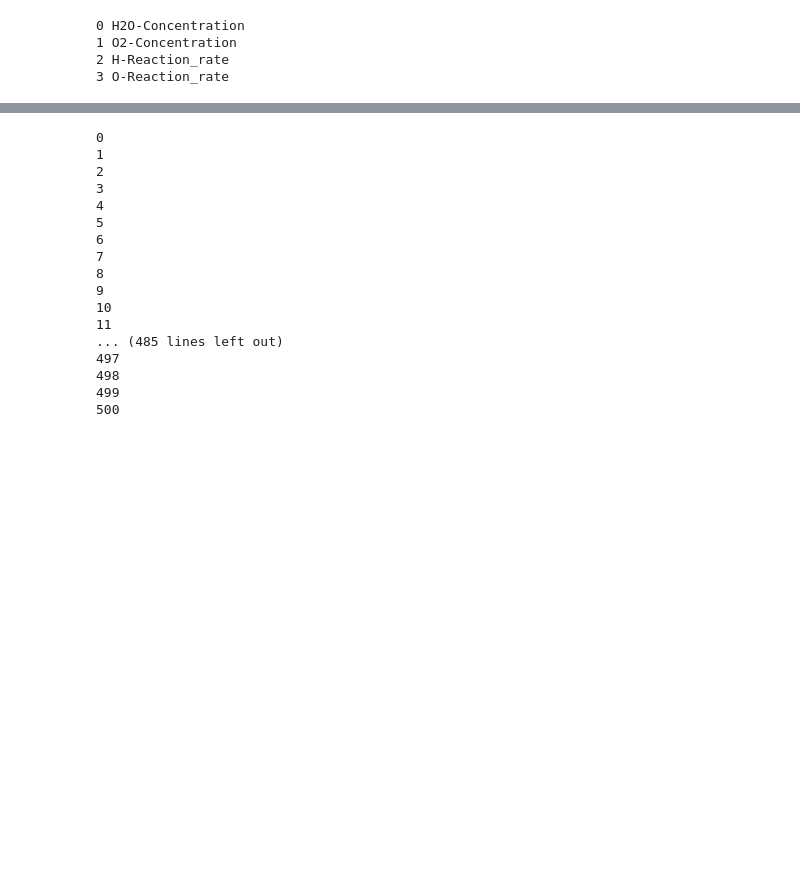
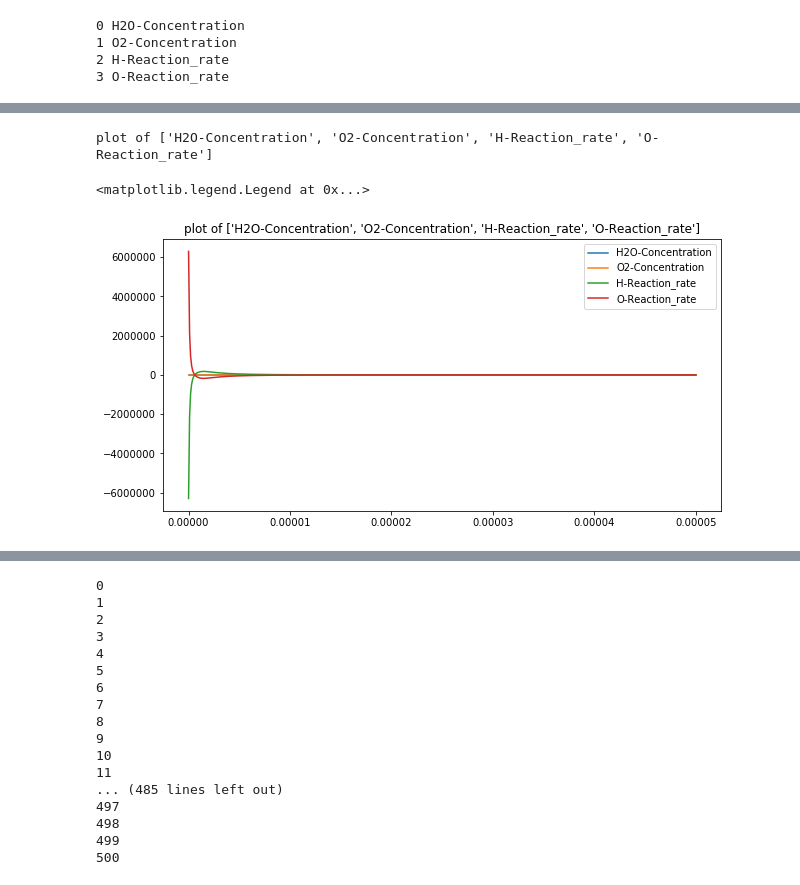
Before and after one commit to cs207group4/cs207-FinalProject, a Jupyter notebook: demo_notebook/Chemviz.ipynb, the cells around one changed output, grey strips where cells are left out. Drawn from its saved outputs; the diff is of its cells as text; code cells hidden in the pictures; blank space fills up the shorter version.

```diff
--- a/demo_notebook/Chemviz.ipynb
+++ b/demo_notebook/Chemviz.ipynb
@@ -123,3 +130,24 @@ df
+# %%
+title = "plot of " + str(sp)
+print(title)
+# %% [output]
+plot of ['H2O-Concentration', 'O2-Concentration', 'H-Reaction_rate', 'O-Reaction_rate']
+# %%
+species = sp
+import matplotlib.pyplot as plt
+%matplotlib inline
+plt.figure(figsize = (10,5))
+
+for i,v in enumerate(sp):
+    plt.plot(df['t'],df[str(v)])
+title = "plot of " + str(sp)
+
+plt.title(str((title)))
+plt.legend()
+#df.tail(20)
+# %% [output]
+<matplotlib.legend.Legend at 0x...>
+[figure, added]
 # %%
 def filterByTemperature(lowTemp, highTemp):
     return df[(df['t']<=highTemp) & (df['t']>=lowTemp)]
```
Also changed, not shown: parts of 9 cells of this notebook.
